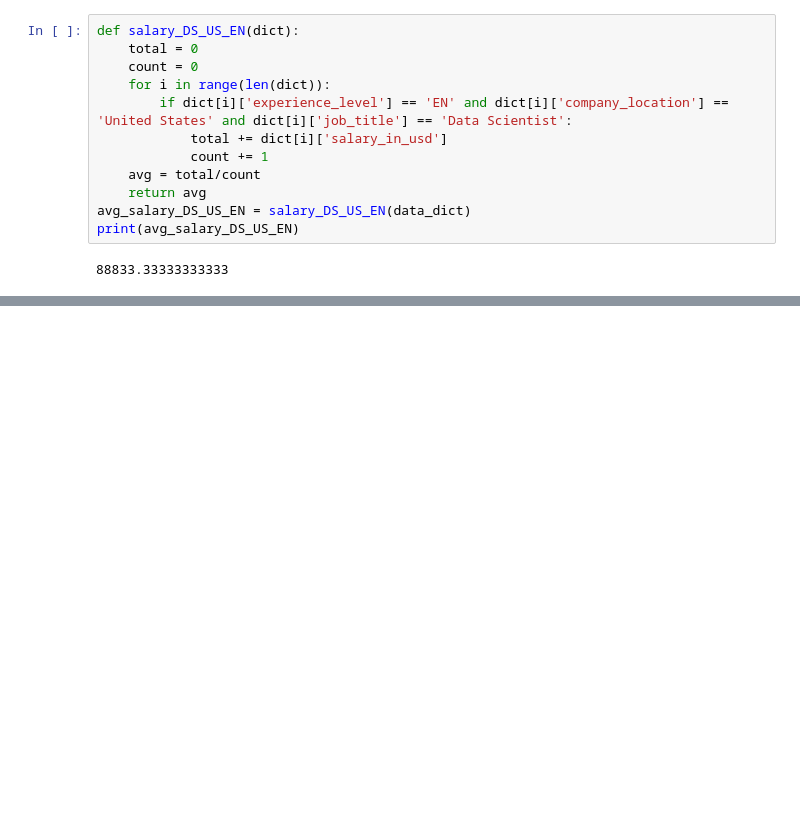
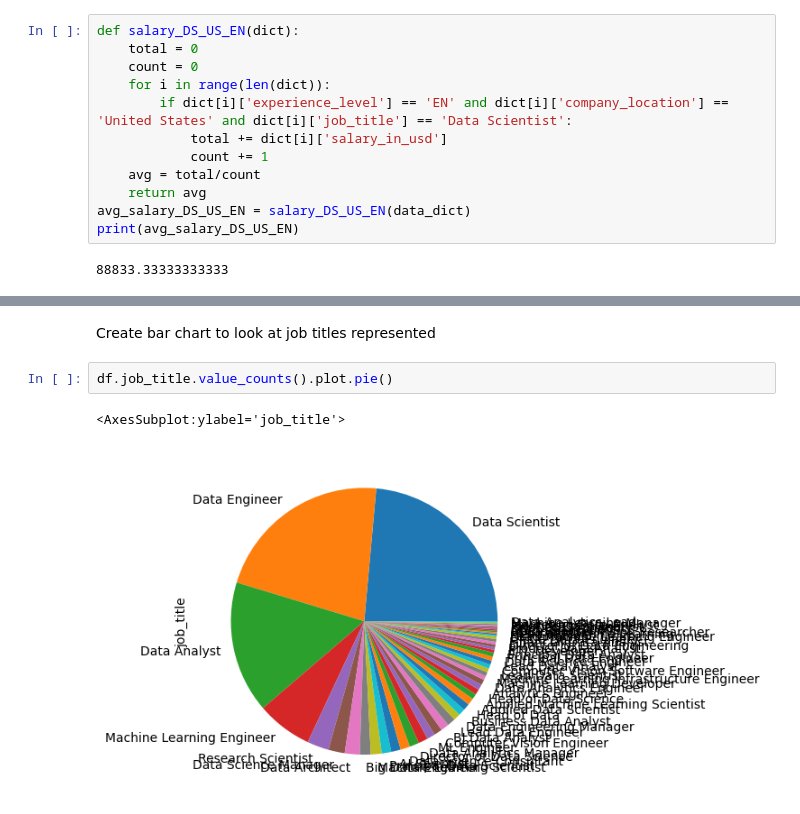
Before and after one commit to danicaboe/data_science_salaries, a Jupyter notebook: ds_salaries.ipynb, the cells around one changed output, grey strips where cells are left out. Drawn from its saved outputs; the diff is of its cells as text; blank space fills up the shorter version.

```diff
--- a/ds_salaries.ipynb
+++ b/ds_salaries.ipynb
@@ -414,0 +424,7 @@ print(avg_salary_DS_US_EN)
+# %% [markdown]
+Create bar chart to look at job titles represented
+# %%
+df.job_title.value_counts().plot.pie()
+# %% [output]
+<AxesSubplot:ylabel='job_title'>
+[figure, added]
```
Also changed, not shown: parts of 4 cells of this notebook, 1 other file.
